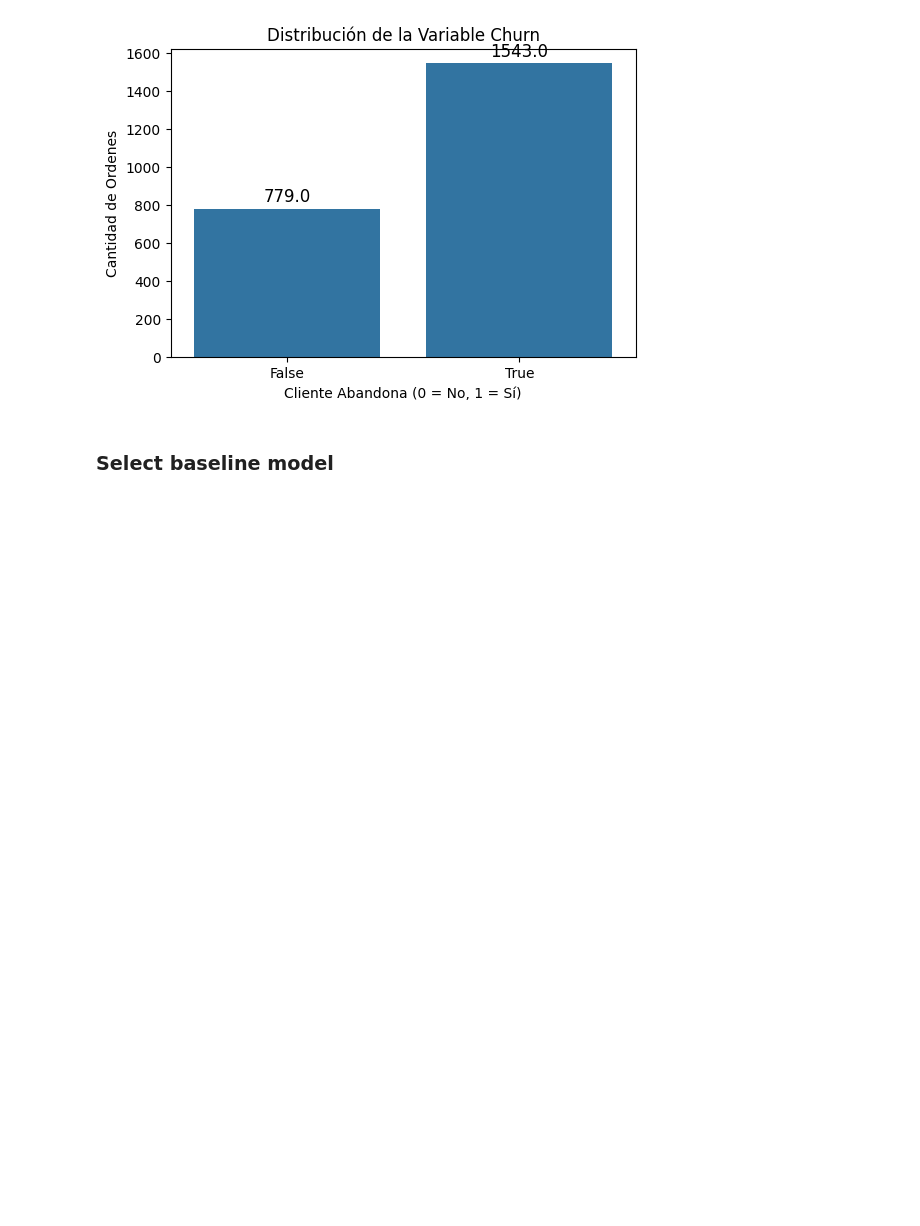
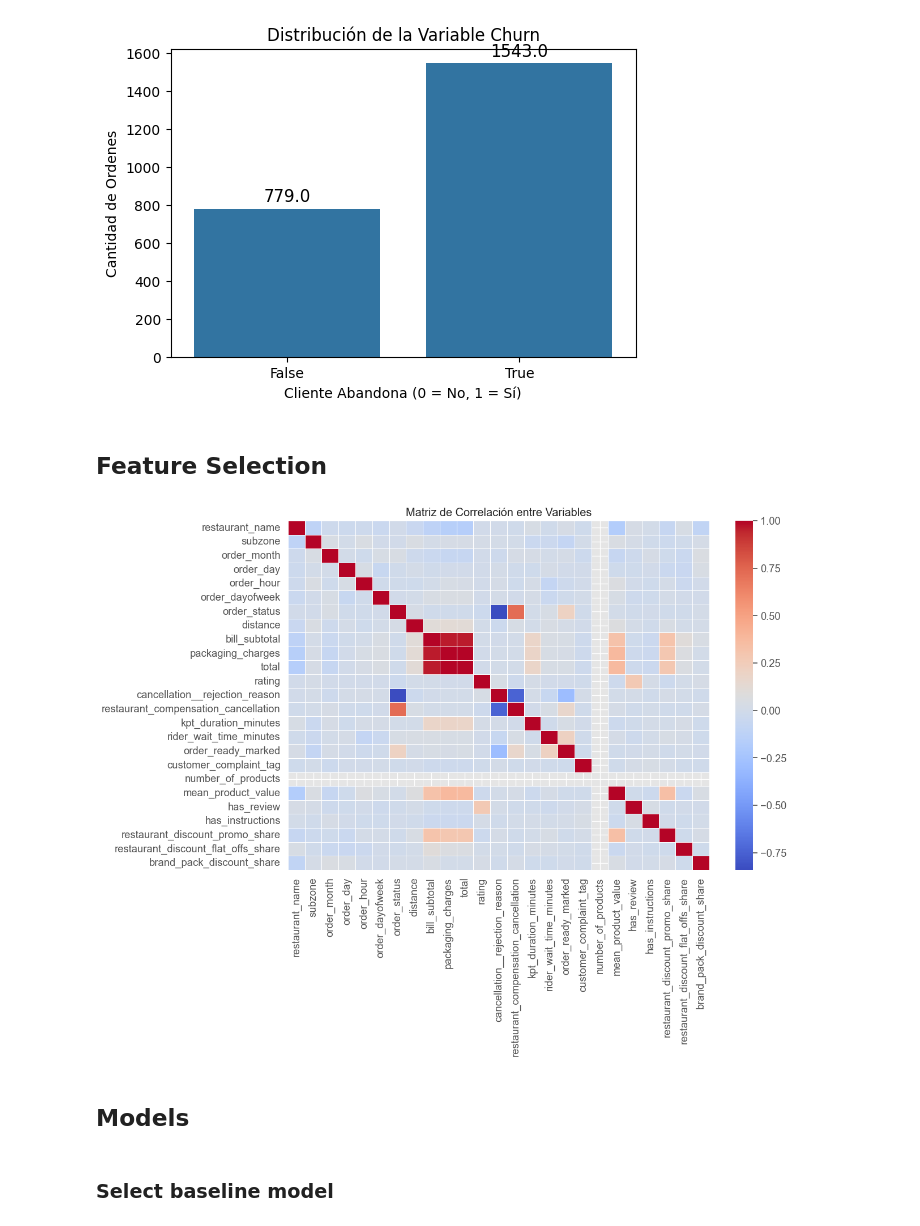
Before and after one commit to infante-manu/unav-data-cleaning-and-preparation, a Jupyter notebook: churn-prediction__alfaro-infante.ipynb, the cells around one changed output. Drawn from its saved outputs; the diff is of its cells as text; code cells hidden in the pictures; blank space fills up the shorter version.

```diff
--- a/churn-prediction__alfaro-infante.ipynb
+++ b/churn-prediction__alfaro-infante.ipynb
@@ -842,6 +825,25 @@ for p in ax.patches:
 plt.show()
 # %% [output]
 [figure]
+# %% [markdown]
+## Feature Selection
+# %%
+# Calcular la matriz de correlación
+correlation_matrix = train_df.iloc[:, 1:-1].corr()
+
+# Graficar la matriz de correlación
+plt.figure(figsize=(12, 8))
+sns.heatmap(correlation_matrix, annot=False, cmap="coolwarm", linewidths=0.5)
+
+# Título
+plt.title("Matriz de Correlación entre Variables")
+
+# Mostrar gráfico
+plt.show()
+# %% [output]
+[figure, added]
+# %% [markdown]
+## Models
 # %% [markdown]
 ### Select baseline model
 # %%
```
Also changed, not shown: parts of 5 cells of this notebook.
